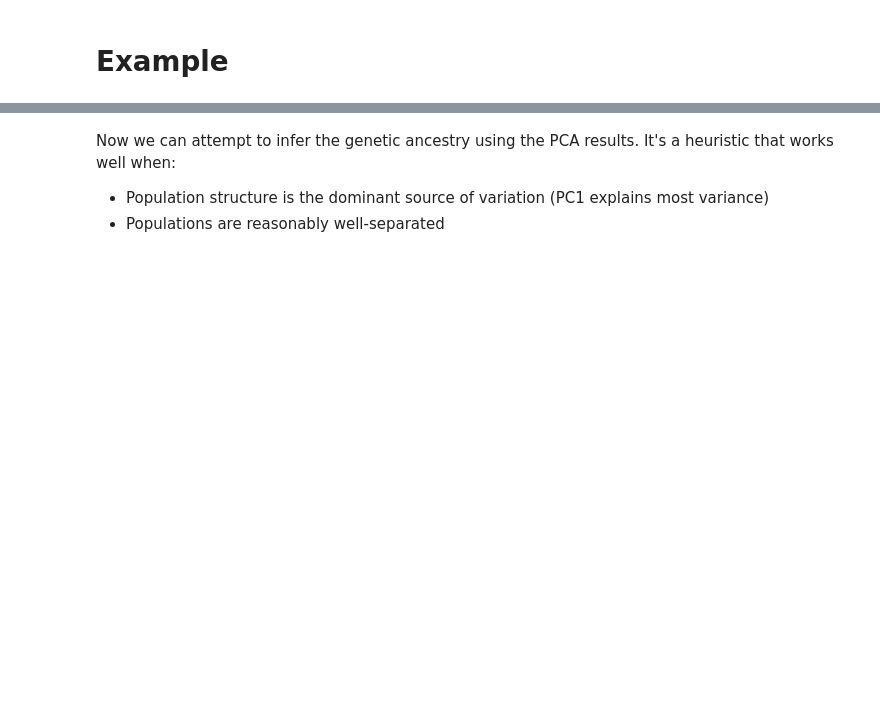
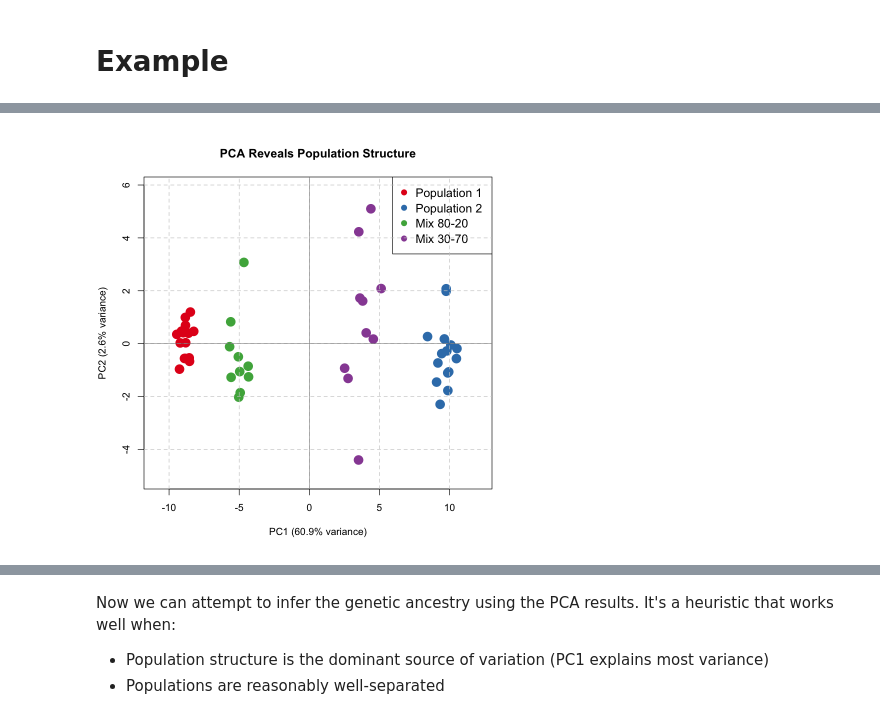
Before and after one commit to RuiDongDR/statgen-prerequisites, a Jupyter notebook: principal_component_analysis.ipynb, the cells around one changed output, grey strips where cells are left out. Saved outputs shown, nothing was run; the diff lists cells and outputs as text; code cells hidden in the pictures; blank space fills up the shorter version.

```diff
--- a/principal_component_analysis.ipynb
+++ b/principal_component_analysis.ipynb
@@ -466,0 +185,29 @@ text(top_indices_pc2, pc2_loadings[top_indices_pc2] + 0.01,
+# %%
+# Define colors for populations
+pop_labels <- c(rep("Population 1", 15), rep("Population 2", 15), rep("Mix 80-20", 10), rep("Mix 30-70", 10))
+pop_colors <- c("Population 1" = "#E41A1C", "Population 2" = "#377EB8", "Mix 80-20" = "#4DAF4A", "Mix 30-70" = "#984EA3")
+
+# Create scatter plot: PC1 vs PC2
+par(mfrow = c(1, 1), mar = c(5, 4, 4, 2))
+
+plot(pc_scores[, 1], pc_scores[, 2],
+     col = pop_colors[pop_labels],
+     pch = 19, cex = 2,
+     xlab = sprintf("PC1 (%.1f%% variance)", variance_explained[1]),
+     ylab = sprintf("PC2 (%.1f%% variance)", variance_explained[2]),
+     main = "PCA Reveals Population Structure",
+     xlim = range(pc_scores[, 1]) * 1.15,
+     ylim = range(pc_scores[, 2]) * 1.15)
+
+legend("topright",
+       legend = names(pop_colors),
+       col = pop_colors,
+       pch = 19,
+       cex = 1.2,
+       bty = "o")
+
+grid(col = "gray80", lty = 2)
+abline(h = 0, col = "gray50", lty = 1, lwd = 0.8)
+abline(v = 0, col = "gray50", lty = 1, lwd = 0.8)
+# %% [output]
+[figure, added]
```
Also changed, not shown: parts of 47 cells of this notebook, 4 other files.
